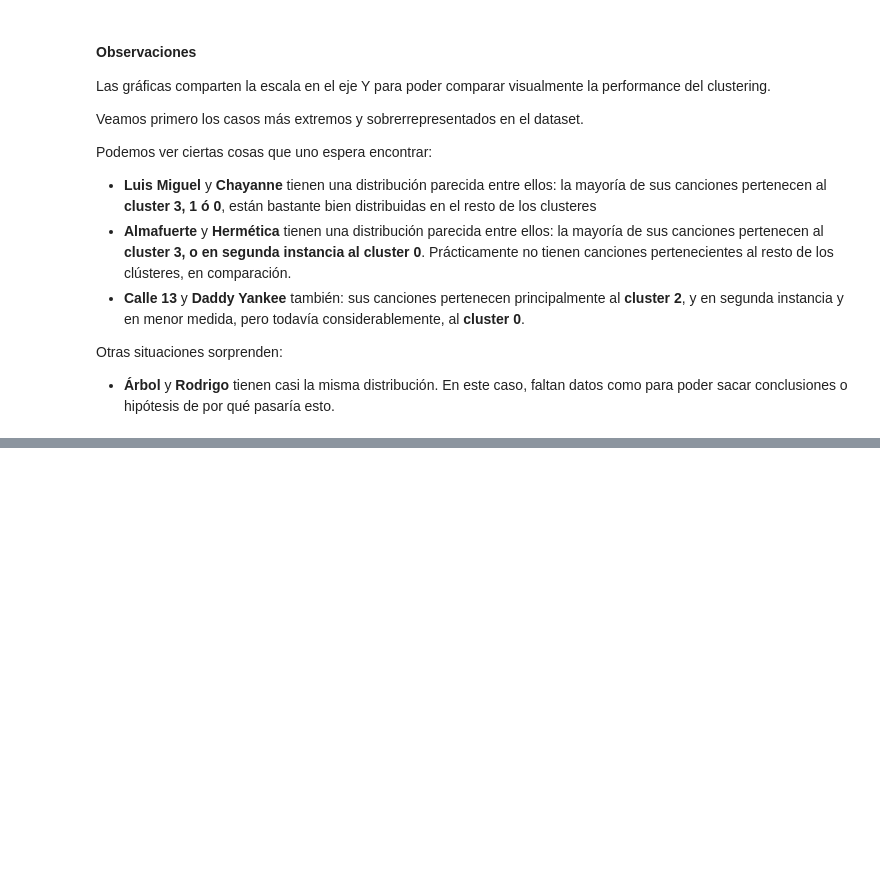
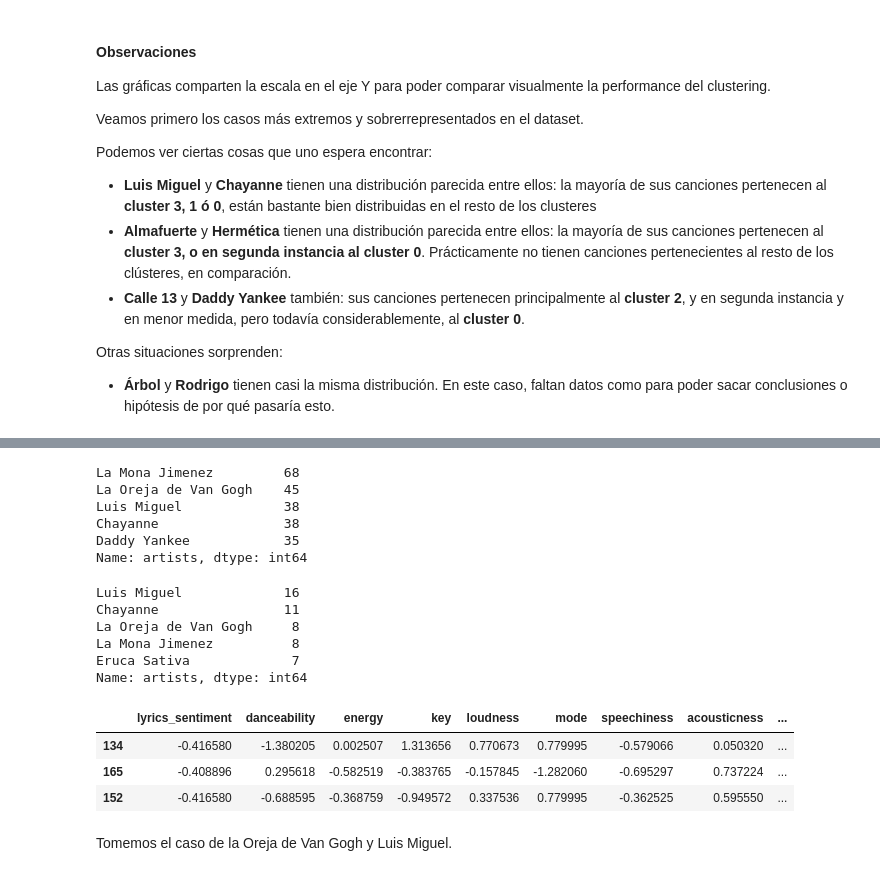
Before and after one commit to KarIvaDam/mentoria-diplodatos, a Jupyter notebook: practico4-mentoria-diplodatos/enunciado-4.ipynb, the cells around one changed output, grey strips where cells are left out. Saved outputs shown, nothing was run; the diff lists cells and outputs as text; code cells hidden in the pictures; blank space fills up the shorter version.

```diff
--- a/practico4-mentoria-diplodatos/enunciado-4.ipynb
+++ b/practico4-mentoria-diplodatos/enunciado-4.ipynb
@@ -580,0 +721,27 @@ Otras situaciones sorprenden:
+# %%
+s_cluster_1_b['artists'].value_counts()[:5]
+# %% [output]
+La Mona Jimenez         68
+La Oreja de Van Gogh    45
+Luis Miguel             38
+Chayanne                38
+Daddy Yankee            35
+Name: artists, dtype: int64
+# %%
+s_cluster_2_b['artists'].value_counts()[:5]
+# %% [output]
+Luis Miguel             16
+Chayanne                11
+La Oreja de Van Gogh     8
+La Mona Jimenez          8
+Eruca Sativa             7
+Name: artists, dtype: int64
+# %%
+s_cluster_1_b[s_cluster_1_b['artists'] == "Luis Miguel"].sample(3)
+# %% [output]
+|  | lyrics_sentiment | danceability | energy | key | loudness | mode | speechiness | acousticness | ... |
+| 134 | -0.416580 | -1.380205 | 0.002507 | 1.313656 | 0.770673 | 0.779995 | -0.579066 | 0.050320 | ... |
+| 165 | -0.408896 | 0.295618 | -0.582519 | -0.383765 | -0.157845 | -1.282060 | -0.695297 | 0.737224 | ... |
+| 152 | -0.416580 | -0.688595 | -0.368759 | -0.949572 | 0.337536 | 0.779995 | -0.362525 | 0.595550 | ... |
+# %% [markdown]
+Tomemos el caso de la Oreja de Van Gogh y Luis Miguel.
```
Also changed, not shown: parts of 10 cells of this notebook.
